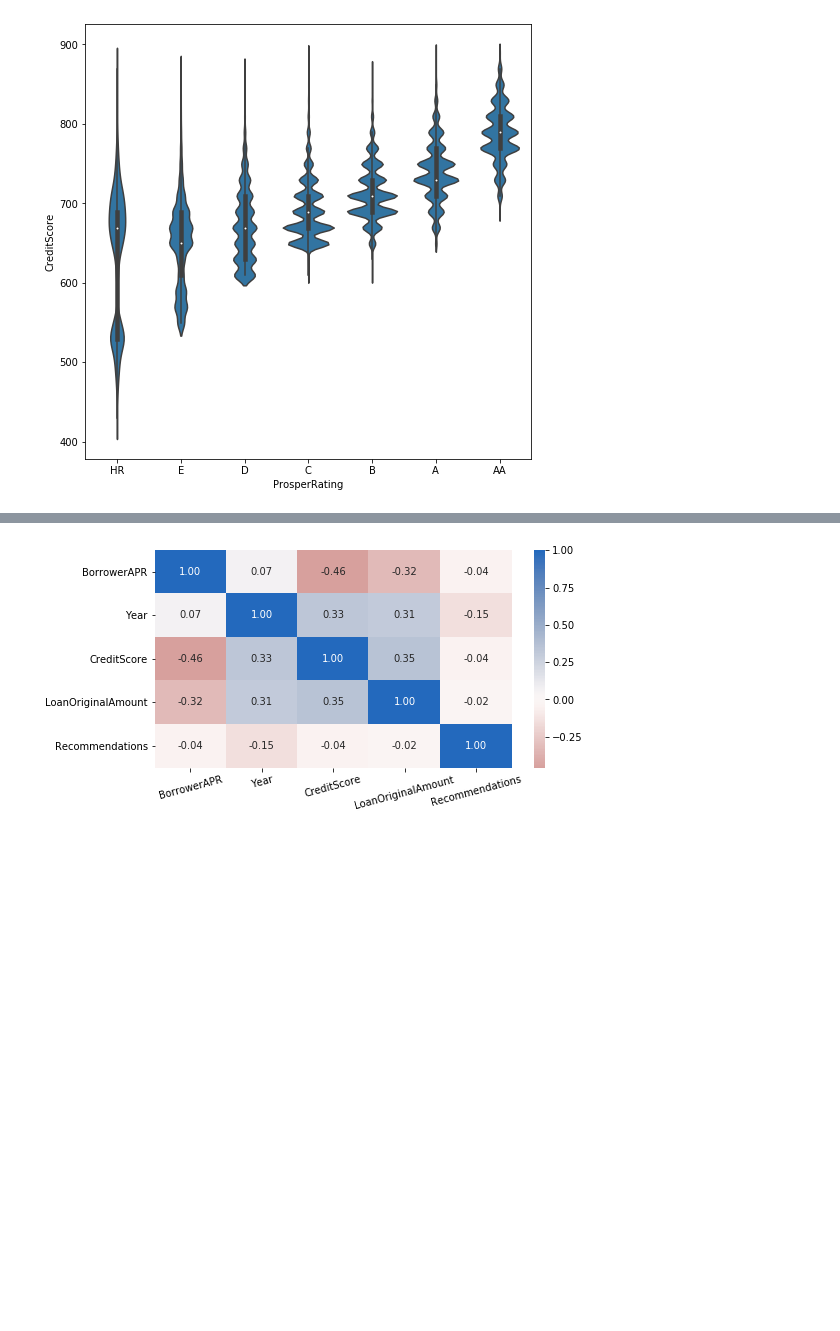
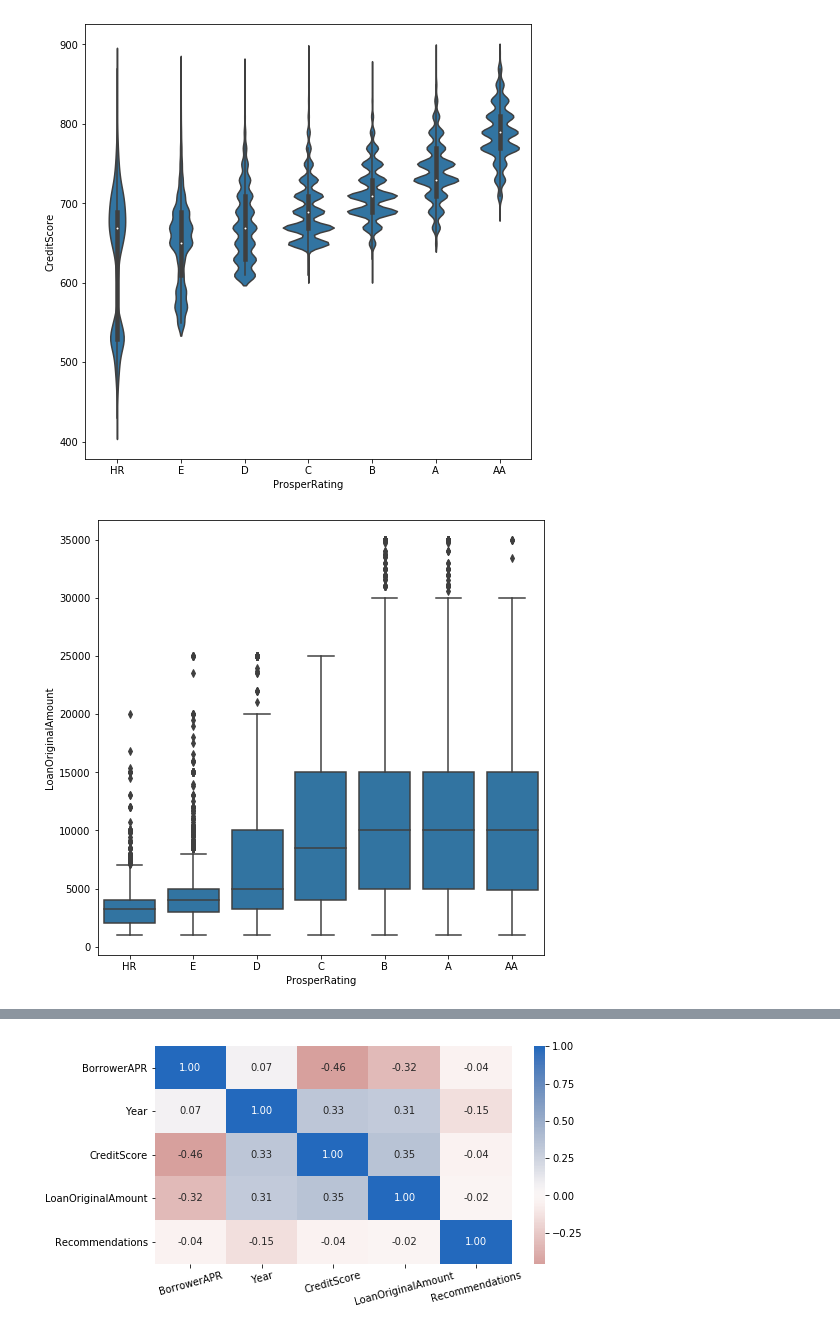
Before and after one commit to trulsmoller/communicate_data_findings, a Jupyter notebook: Exploration-of_Prosper-loan-data.ipynb, the cells around one changed output, grey strips where cells are left out. Cells and saved outputs as stored; diff of their text form; code cells hidden in the pictures; blank space fills up the shorter version.

```diff
--- a/Exploration-of_Prosper-loan-data.ipynb
+++ b/Exploration-of_Prosper-loan-data.ipynb
@@ -963,3 +963,8 @@ plt.figure(figsize = [8, 8])
 sb.violinplot(data = df, x='ProsperRating', y='CreditScore', color=base_color);
 # %% [output]
 [figure]
+# %%
+plt.figure(figsize = [8, 8])
+sb.boxplot(data = df, x='ProsperRating', y='LoanOriginalAmount', color=base_color);
+# %% [output]
+[figure, added]
```
Also changed, not shown: parts of 4 cells of this notebook.
